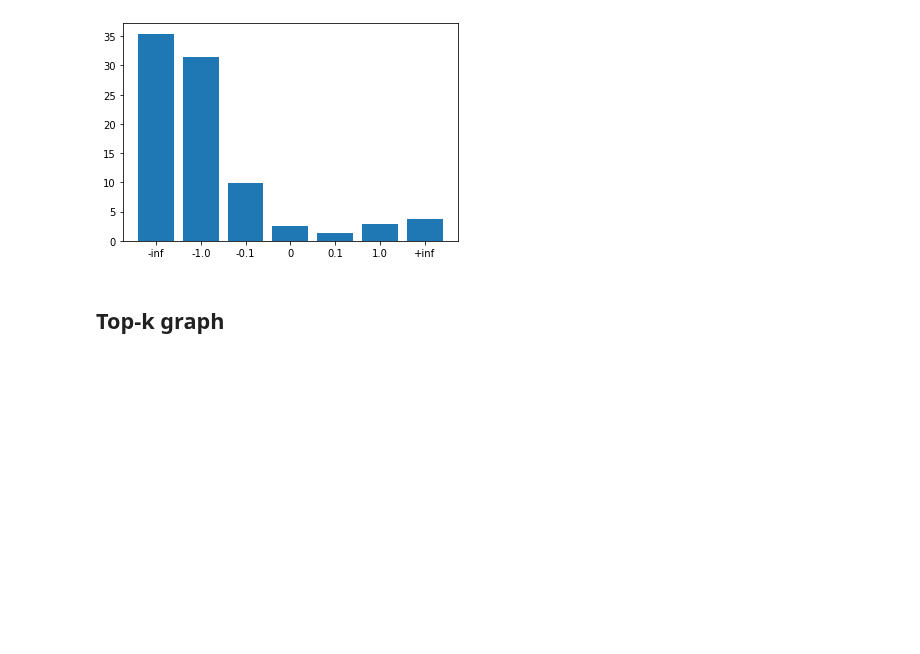
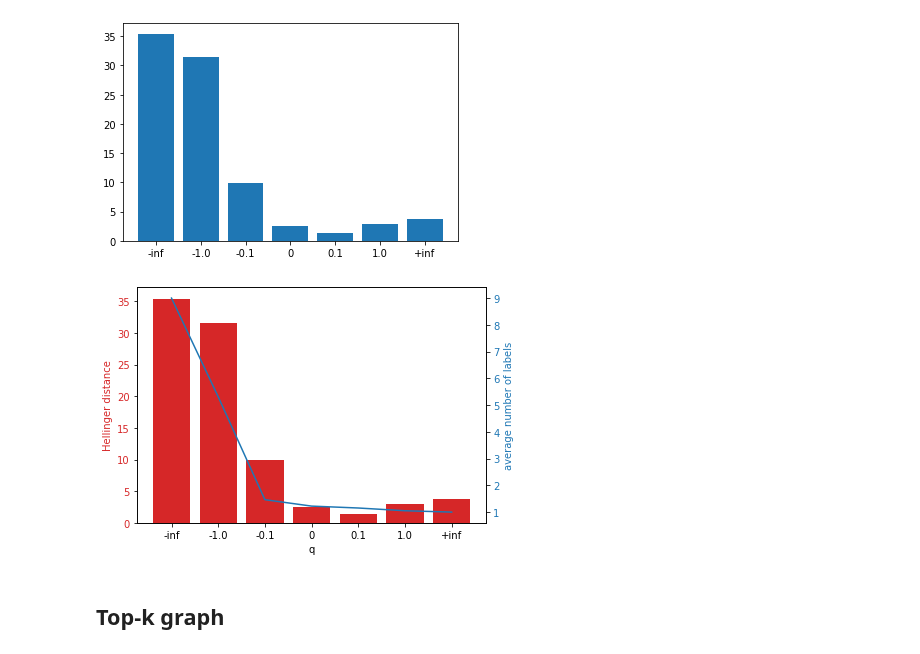
Before and after one commit to 1W1521375/entropy_labelling, a Jupyter notebook: final_experiments/for_icmla.ipynb, the cells around one changed output. Drawn from its saved outputs; the diff is of its cells as text; code cells hidden in the pictures; blank space fills up the shorter version.

Commit message:
even more graphs

```diff
--- a/final_experiments/for_icmla.ipynb
+++ b/final_experiments/for_icmla.ipynb
@@ -202,6 +202,29 @@ plt.bar(q_list, hell_d)
 # %% [output]
 <BarContainer object of 7 artists>
 [figure]
+# %%
+# from for_graphs.ipynb
+lnum = [9.0, 5.3105, 1.464, 1.224, 1.153, 1.051, 1.0]
+
+fig, ax1 = plt.subplots()
+
+color = 'tab:red'
+ax1.set_xlabel('q')
+ax1.set_ylabel('Hellinger distance', color = color)
+ax1.bar(q_list, hell_d, color = color)
+ax1.tick_params(axis = 'y', labelcolor = color)
+
+ax2 = ax1.twinx()  # instantiate a second axes that shares the same x-axis
+
+color = 'tab:blue'
+ax2.set_ylabel('average number of labels', color = color)  # we already handled the x-label with ax1
+ax2.plot(q_list, lnum, color = color)
+ax2.tick_params(axis = 'y', labelcolor = color)
+
+fig.tight_layout()  # otherwise the right y-label is slightly clipped
+plt.show()
+# %% [output]
+[figure, added]
 # %% [markdown]
 ## Top-k graph
 # %%
```
Also changed, not shown: 1 other file.
